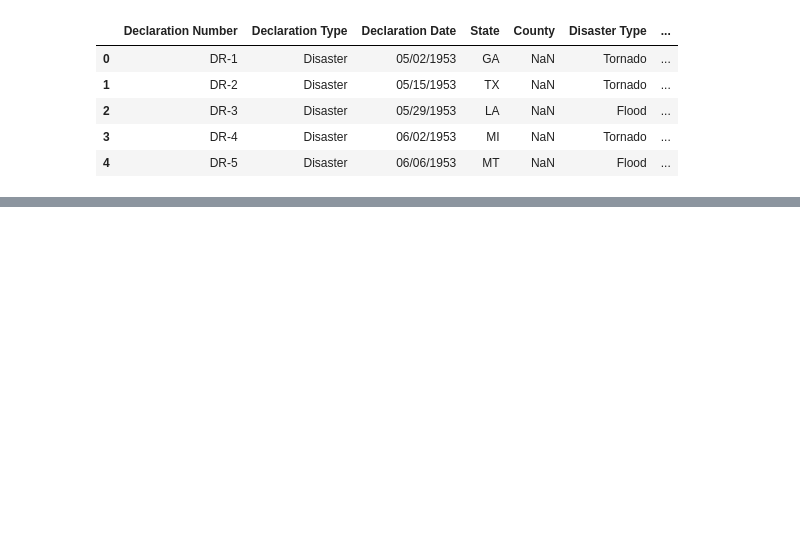
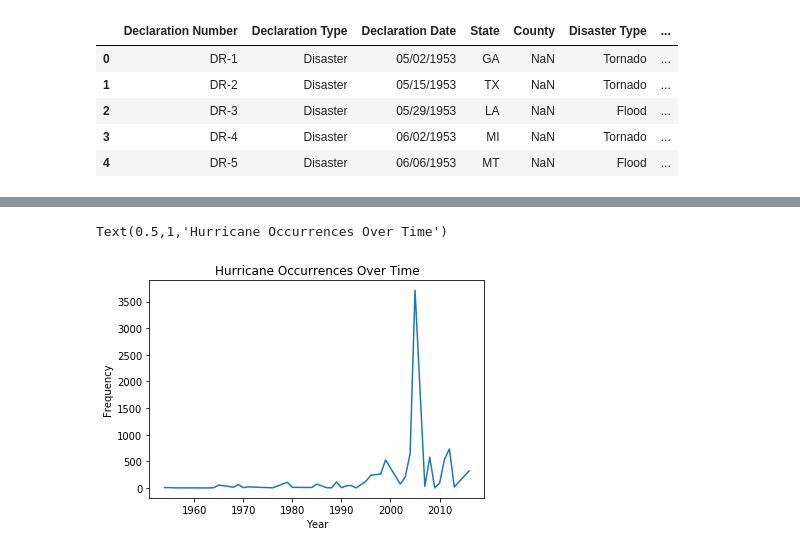
Before and after one commit to karahahn/Springboard_Capstone1, a Jupyter notebook: Exploring the Data.ipynb, the cells around one changed output, grey strips where cells are left out. Cells and saved outputs as stored; diff of their text form; code cells hidden in the pictures; blank space fills up the shorter version.

```diff
--- a/Exploring the Data.ipynb
+++ b/Exploring the Data.ipynb
@@ -95,0 +172,11 @@ fed_df.head()
+# %%
+# Hurricane Data
+hurricane1 = pd.to_datetime(hurricane['Declaration Date']).dt.year.value_counts().sort_index()
+# plot of hurricane occurences
+plt.plot(hurricane1)
+plt.xlabel('Year')
+plt.ylabel('Frequency')
+plt.title('Hurricane Occurrences Over Time')
+# %% [output]
+Text(0.5,1,'Hurricane Occurrences Over Time')
+[figure, added]
```
Also changed, not shown: parts of 27 cells of this notebook.
